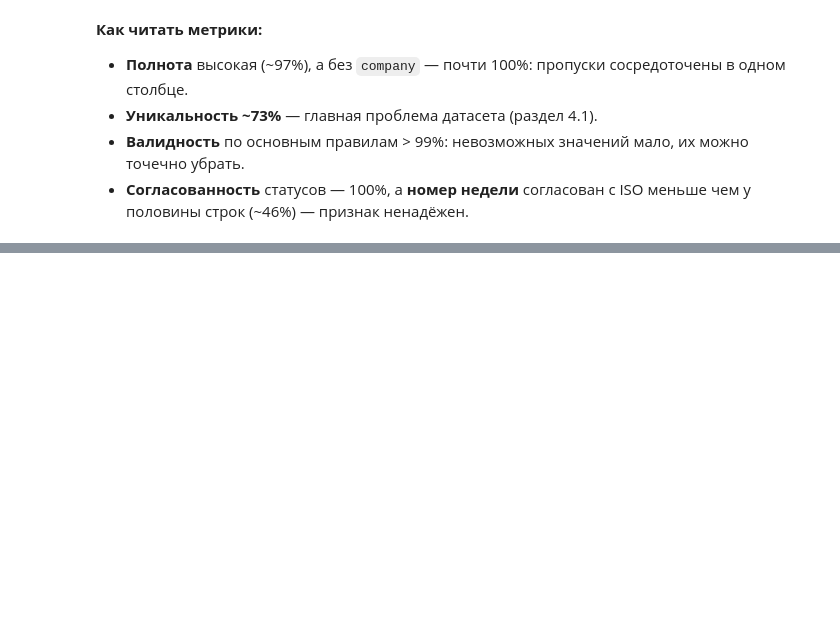
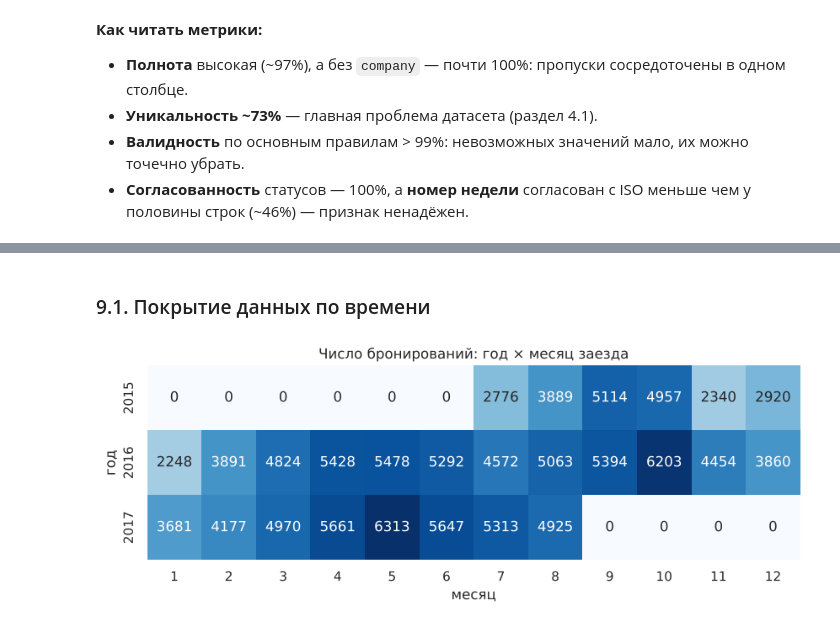
Before and after one commit to kozyrevaev/Data_Engineering_Kozyreva, a Jupyter notebook: notebooks/EDA.ipynb, the cells around one changed output, grey strips where cells are left out. Saved outputs shown, nothing was run; the diff lists cells and outputs as text; code cells hidden in the pictures; blank space fills up the shorter version.

Commit message:
Add Seaborn visualizations to EDA

```diff
--- a/notebooks/EDA.ipynb
+++ b/notebooks/EDA.ipynb
@@ -480,0 +486,18 @@ quality
+# %%
+import seaborn as sns
+
+sns.set_theme(style="whitegrid")  # единый стиль для всех графиков раздела
+# %% [markdown]
+### 9.1. Покрытие данных по времени
+# %%
+# сколько бронирований в каждом месяце каждого года
+coverage = pd.crosstab(df["arrival_date"].dt.year, df["arrival_date"].dt.month)
+
+plt.figure(figsize=(10, 3))
+sns.heatmap(coverage, annot=True, fmt="d", cmap="Blues", cbar=False)
+plt.title("Число бронирований: год × месяц заезда")
+plt.xlabel("месяц")
+plt.ylabel("год")
+plt.show()
+# %% [output]
+[figure, added]
```
Also changed, not shown: parts of 27 cells of this notebook, 2 other files.
